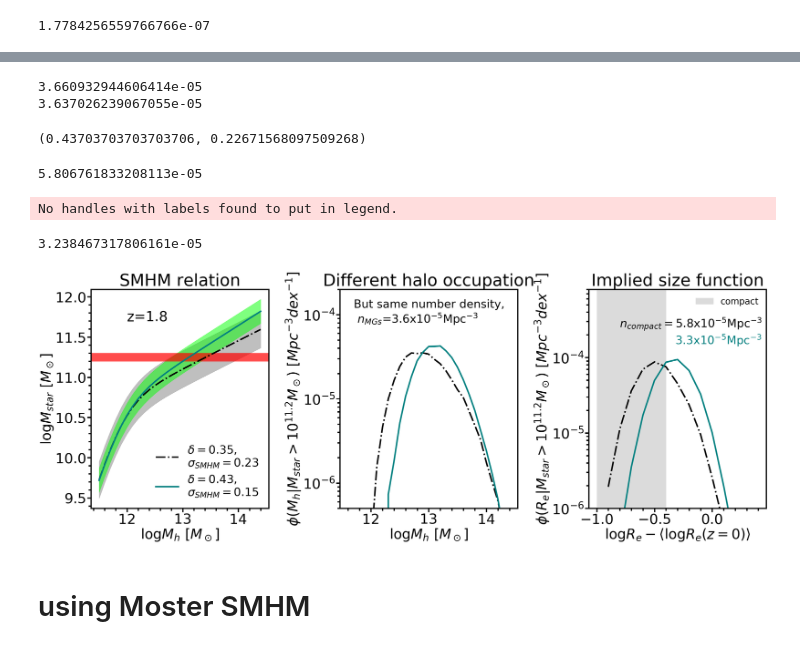
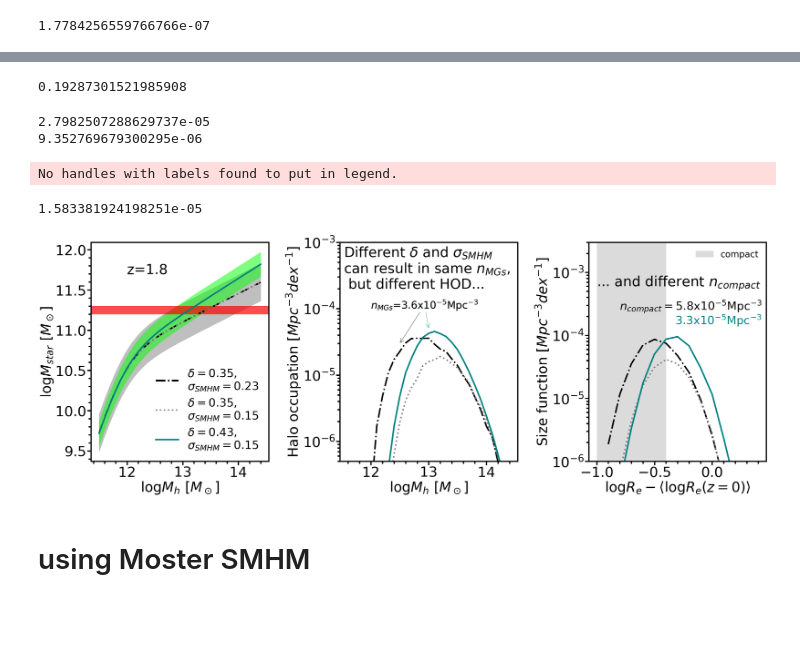
Before and after one commit to lorenzozanisi/SizeModels, a Jupyter notebook: src/Plots_paper2.ipynb, the cells around one changed output, grey strips where cells are left out. Cells and saved outputs as stored; diff of their text form; code cells hidden in the pictures; blank space fills up the shorter version.

Commit message:
added updated files to reproduce paper results

```diff
--- a/src/Plots_paper2.ipynb
+++ b/src/Plots_paper2.ipynb
@@ -253,0 +357,10 @@ plt.savefig('model3_fquench.pdf',bbox_inches='tight')
+# %%
+
+def scatterevol(stars,z, norm):
+    scattz = norm*np.sqrt(z)
+    scatt = np.sqrt( 0.15**2 + scattz**2)
+    return np.random.normal(stars,scatt)
+
+var_gamma_1 = dict(gamma10=0.5, scatterevol=False, gamma11=0.07,M11=0,SHMnorm11=0)
+models = [model_1, var_gamma_1]
+dictionary_models = {'model_1':model_1, 'var gamma':var_gamma_1}
@@ -254,3 +439,7 @@ plt.savefig('model3_fquench.pdf',bbox_inches='tight')
+# %%
+np.sqrt((0.07*np.sqrt(3))**2+0.15**2)
+# %% [output]
+0.19287301521985908
 # %%
 model_1 = dict(gamma10=0.5, scatterevol=False, gamma11=0,M11=0,SHMnorm11=0)
 var_gamma_1 = dict(gamma10=0.5, scatterevol=False, gamma11=0.1,M11=0,SHMnorm11=0)
@@ -260,23 +449,6 @@ var_gamma_3 = dict(gamma10=0.5, scatterevol=False, gamma11=0.3,M11=0,SHMnorm11=0
 models = [model_1,var_gamma_1, var_gamma_2, var_gamma_3]
 
 dictionary_models = {'model 4':model_4, 'gamma=0.05':var_gamma_1, 'gamma=0.2':var_gamma_2, 'gamma=0.3':var_gamma_3}
-# %%
-z = 1.7
-for key, model in dictionary_models.items():
-    galaxies = Galaxies(z=z,dict_SMHM=model)
-    df = galaxies.catalog
-    df = df.query('11.3<Mstar<12.1')
-    h = np.histogram(df['Mstar'], bins=bins_star)[0]/Vol/0.05
-    integral = np.sum(h)*0.05
-
-    print(integral)
-# %% [output]
-3.660932944606414e-05
-3.637026239067055e-05
-# %%
-0.5-0.1*(1.7/2.7), np.sqrt(0.15**2+(0.1*1.7)**2)
-# %% [output]
-(0.43703703703703706, 0.22671568097509268)
 # %%
 z = 1.7
 Vol = Volume().Vol
@@ -284,23 +456,29 @@ bins_star = np.arange(11.3,12.2,0.05)
 bins_halo = np.arange(11.5,14.5,0.1)
 binsRe = np.arange(-1.,0.5,0.1)
 dictionary_models = {'$\delta=0.35,$'+'\n'+'$\sigma_{SMHM}=0.23$':model_4,
+                     '$\delta=0.35,$'+'\n'+'$\sigma_{SMHM}=0.15$':model_3,
                      '$\delta=0.43,$'+'\n'+'$\sigma_{SMHM}=0.15$':var_gamma_1}
 fig, (ax1,ax2,ax3) = plt.subplots(1,3, figsize=(48,16))
 
 
 ax1.axhspan(11.2, 11.3, alpha=0.7, color='red')
-colors =['black','teal']
-for col,((key, model),ls) in zip(colors, zip(dictionary_models.items(), ['-.','-'])):
+colors =['black','gray','teal']
+for col,((key, model),ls) in zip(colors, zip(dictionary_models.items(), ['-.',':','-'])):
     SMHM = grylls19(**model)
     stars = SMHM(bins_halo, z=1.7,scatter=0)
     ax1.plot(bins_halo,stars, color=col, lw=6, ls=ls, label=key)
     if col=='black':
         s = 0.23
         c = 'gray'
-    else:
+        ax1.fill_between(bins_halo,stars-s,stars+s, color=c, alpha=0.5)
+    elif col=='teal':
         s = 0.15
         c = 'lime'
-    ax1.fill_between(bins_halo,stars-s,stars+s, color=c, alpha=0.5)
+        ax1.fill_between(bins_halo,stars-s,stars+s, color=c, alpha=0.5)
+    else:
+        s =0.15
+        col='gray'
+
 
 
     galaxies = Galaxies(z=z,dict_SMHM=model)
@@ -314,9 +492,9 @@ for col,((key, model),ls) in zip(colors, zip(dictionary_models.items(), ['-.','-
     ax2.plot(bins_halo[1:],h, color=col, ls=ls, lw=6)
     ax2.set_yscale('log')
     ax2.set_xlabel('$\log{M_{h}} \ [M_\odot]$')
-    ax2.set_ylabel('$\phi(M_h|M_{star}>10^{11.2} M_\odot) \ [Mpc^{-3} dex^{-1}]$')
+    ax2.set_ylabel('Halo occupation $[Mpc^{-3} dex^{-1}]$')#' $\phi(M_h|M_{star}>10^{11.2} M_\odot) \ [Mpc^{-3} dex^{-1}]$')
 
-    if col=='black':
+    if col=='black' or col=='gray':
         A_K = 0.015
     else:
         A_K=0.018
@@ -325,43 +503,47 @@ for col,((key, model),ls) in zip(colors, zip(dictionary_models.items(), ['-.','-
     df_0 = galaxies_0.catalog
     df_0 = df_0.query('11.3<Mstar<12.1')
     sizeModel_0 = K13Model(rhalo=df_0['Rh'], A_K=A_K, sigma_K=0.1 )
     Re0 = np.mean(sizeModel_0.to_galaxy_size())
     sizeModel = K13Model(rhalo=df['Rh'], A_K=A_K, sigma_K=0.1 )
 
     Re = sizeModel.to_galaxy_size()
     _,N_compact = sizeModel.get_number_density_and_compacts(Re, bins=np.arange(-2,2,0.10),Type='Cassata', stars=None, Re0=Re0)
     print(N_compact)
 
     Re = Re-Re0
     h = np.histogram(Re, bins=binsRe)[0]/Vol/0.1
     ax3.plot(binsRe[1:],h, color=col, ls=ls, lw=6)
-    ax3.set_ylabel('$\phi(R_e|M_{star}>10^{11.2} M_\odot) \ [Mpc^{-3} dex^{-1}]$')
+    ax3.set_ylabel('Size function $[Mpc^{-3} dex^{-1}]$')#'$\phi(R_e|M_{star}>10^{11.2} M_\odot) \ [Mpc^{-3} dex^{-1}]$')
 
 ax1.legend(frameon=False, fontsize=45)
-ax1.set_title('SMHM relation')
+#ax1.set_title('SMHM relation')
 ax1.text(12,11.7, 'z=1.8')
 ax1.set_ylabel('$\log{M_{star}} \ [M_\odot]$')
 ax1.set_xlabel('$\log{M_{h}} \ [M_\odot]$')
 ax2.legend(frameon=False, fontsize=40, loc='upper left')
-ax2.set_ylim(5.e-7,2.e-4)
-ax2.text(11.7, 8.e-5, 'But same number density, \n $n_{MGs}$=3.6x10$^{-5}$Mpc$^{-3}$', fontsize=45)
-ax2.set_title('Different halo occupation')
+ax2.set_ylim(5.e-7,1.e-3)
+ax2.text(11.53, 2.e-4, 'Different $\delta$ and $\sigma_{SMHM}$\ncan result in same $n_{MGs}$,\n but different HOD...')#, \n $n_{MGs}$=3.6x10$^{-5}$Mpc$^{-3}$', fontsize=45)
+#ax2.set_title('Different halo occupation')
 #ax1.text(11.8,8.e-5,'z=1.8', fontsize=45)
-ax3.set_title('Implied size function')
+#ax3.set_title('Implied size function')
 ax3.axvspan(-1,-0.4,color='lightgray', alpha=0.8, label='compact')
 ax3.text(-0.8,2.5e-4, '$n_{compact}=$5.8x10$^{-5}$Mpc$^{-3}$',color='black', fontsize=45)
 ax3.text(-0.32,1.5e-4, '3.3x10$^{-5}$Mpc$^{-3}$',color='teal', fontsize=45)
 ax3.legend(frameon=False, fontsize=35, loc='upper right')
 ax3.set_yscale('log')
 ax3.set_xlabel(r'$\log{R_e} - \langle\log{R_e(z=0)}\rangle$')
-ax3.set_ylim(1.e-6, 8.e-4)
+ax3.set_ylim(1.e-6, 3.e-3)
+ax3.text(-1,6.e-4,"... and different $n_{compact}$")
 plt.subplots_adjust(wspace=0.4)
+ax2.annotate("$n_{MGs}$=3.6x10$^{-5}$Mpc$^{-3}$", xy=(12.5,3.e-5), xytext=(12.,1.e-4), arrowprops=dict(arrowstyle="->", color='black'), fontsize=40)
+ax2.annotate("$n_{MGs}$=3.6x10$^{-5}$Mpc$^{-3}$", xy=(13,5.e-5), xytext=(12.,1.e-4), arrowprops=dict(arrowstyle="->", color='teal'), fontsize=40)
 plt.savefig('cartoon_hod_introduction.pdf', bbox_inches='tight')
 # %% [output]
-5.806761833208113e-05
+2.7982507288629737e-05
+9.352769679300295e-06
 No handles with labels found to put in legend.
-3.238467317806161e-05
+1.583381924198251e-05
-[figure, old version]
+[figure, new version]
 # %%
 fig, ax = plt.subplots(1,2)
 for key, model in dictionary_models.items():
```
Also changed, not shown: parts of 7 cells of this notebook, 4 other files.
